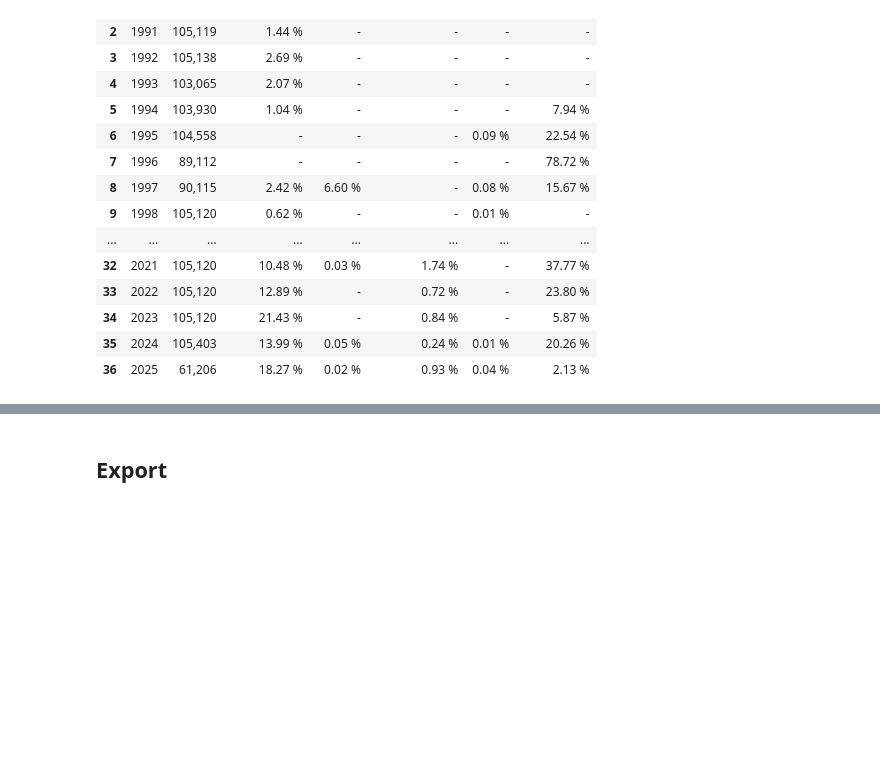
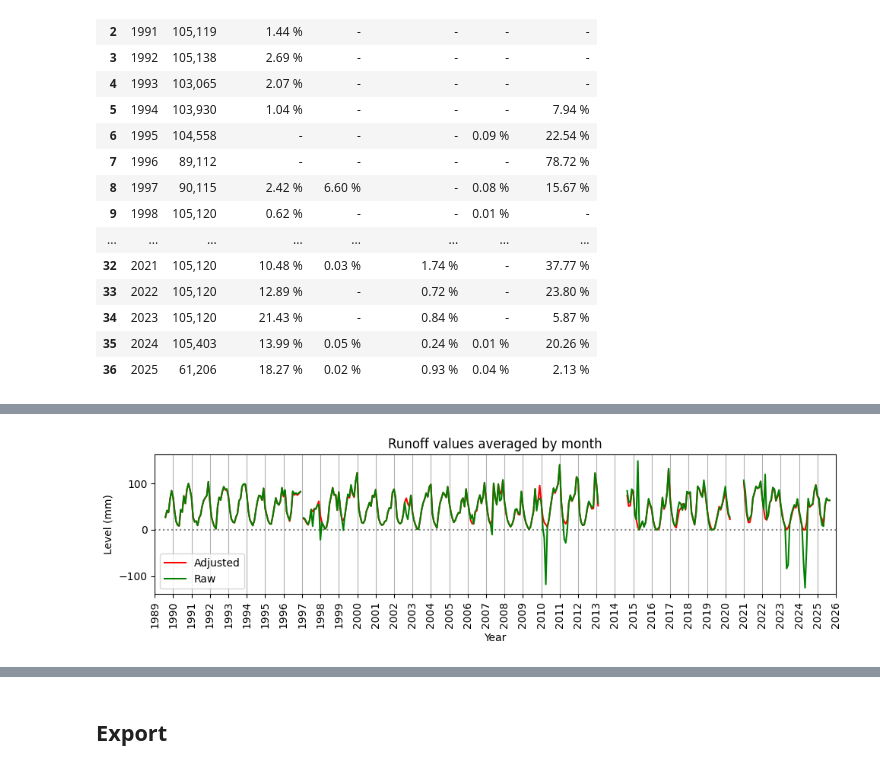
Before and after one commit to gmcginnis/info-698-capstone, a Jupyter notebook: code/02_eda.ipynb, the cells around one changed output, grey strips where cells are left out. Saved outputs shown, nothing was run; the diff lists cells and outputs as text; code cells hidden in the pictures; blank space fills up the shorter version.

Commit message:
Various running average tests

```diff
--- a/code/02_eda.ipynb
+++ b/code/02_eda.ipynb
@@ -454,12 +454,14 @@ data_water.groupby('source', dropna=False, observed=True)['raw'].agg(['count','m
 # # Removing values below 0
 # data_sumstats = data_water[data_water['raw'] >= 0]
 # Get yearly stats
-data_sumstats_yr = data_water['raw'].dropna().resample('1YE').agg(['count', 'mean','std', 'min', 'max'])
+data_sumstats_yr = data_water['raw_ro'].copy().dropna().resample('1YE').agg(['count', 'mean','std', 'min', 'max'])
 # Get monthly averages and std
-data_sumstats = data_water['raw'].dropna().resample('1ME').agg(['mean','std'])
+data_sumstats = data_water['raw_ro'].dropna().resample('1ME').agg(['mean','std'])
 
 # Simplifying datetime to the year for readability
 data_sumstats_yr = data_sumstats_yr.reset_index()
 data_sumstats_yr['year'] = data_sumstats_yr['datetime'].dt.year
 data_sumstats_yr = data_sumstats_yr.set_index('year').drop('datetime', axis=1)
 data_sumstats_yr
+# %%
+data_sumstats_adj = data_water['level_ro'].dropna().resample('1ME').agg(['mean','std'])
@@ -466,27 +502,30 @@ data_sumstats_yr
 # %%
 #Running avg plot
 
 fig, ax = plt.subplots(figsize=(10, 3))
 ## Line for 0
 plt.axhline(y=0, color = "grey", linestyle = ":")
 # Mean
-ax.plot(data_sumstats.index, data_sumstats['mean'], color = 'green')
+ax.plot(data_sumstats_adj.index, data_sumstats_adj['mean'], color='red', label="Adjusted")
+ax.plot(data_sumstats.index, data_sumstats['mean'], color = 'green', label="Raw")
 # ax.plot(data_sumstats.index, data_sumstats['mean'], color = 'green', label = "Mean")
 # Ribbon for standard deviation
 # ax.fill_between(data_sumstats.index, data_sumstats['mean']-data_sumstats['std'], data_sumstats['mean']+data_sumstats['std'], color = 'aquamarine', label = "std")
 ax.set_xlabel("Year")
 ax.set_ylabel("Level (mm)")
-ax.set_title("Average raw values every 1mo")
+ax.set_title("Runoff values averaged by month")
 # ax.set_ylim(bottom = 0)
 ax.set_xlim(left = dt.date(1989, 1, 1), right = dt.date(2026, 1, 1))
 ax.xaxis.set_major_locator(mdates.YearLocator(month = 1)) # Show ticks at start of year
 plt.xticks(rotation = 90)
 plt.tight_layout()
 plt.grid(axis = 'x', which = 'major')
-# plt.legend(loc = 'upper right')
+plt.legend(loc = 'lower left')
 # Truncate plot
 # ax.set_ylim(bottom = 0, top = 250)
 
 plt.show()
 
 del fig, ax
+# %% [output]
+[figure, added]
```
Also changed, not shown: parts of 7 cells of this notebook.
